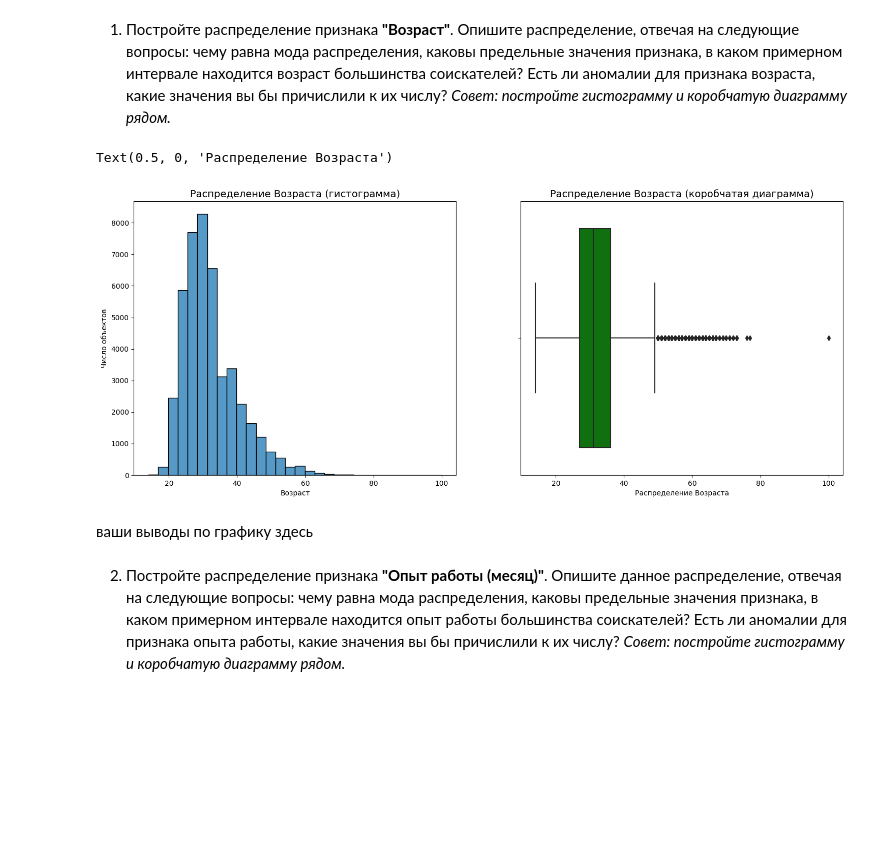
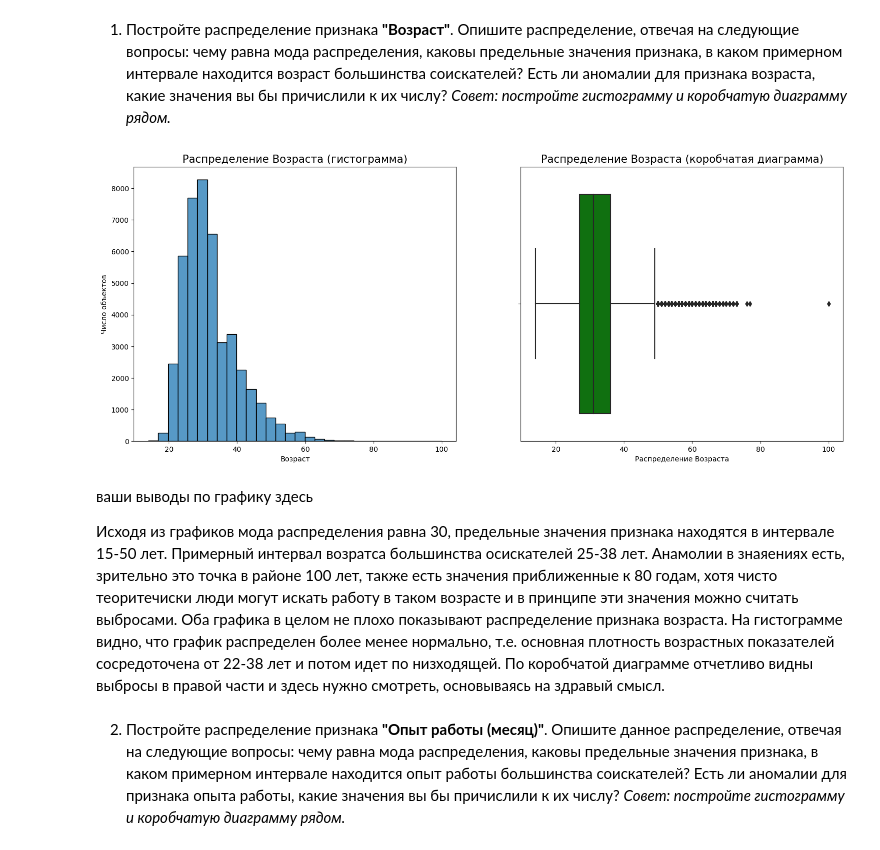
Before and after one commit to Alexey-919/PROJECT-1.-HeadHunter, a Jupyter notebook: Project-1. Ноутбук-шаблон.ipynb, the cells around one changed output. Saved outputs shown, nothing was run; the diff lists cells and outputs as text; code cells hidden in the pictures; blank space fills up the shorter version.

```diff
--- a/Project-1. Ноутбук-шаблон.ipynb
+++ b/Project-1. Ноутбук-шаблон.ipynb
@@ -12,9 +14,12 @@ import plotly.express as px
 # Исследование структуры данных
 # %% [markdown]
 1. Прочитайте данные с помощью библиотеки Pandas. Совет: перед чтением обратите внимание на разделитель внутри файла.
+# %%
+#ваш код здесь
+hh_data = pd.read_csv('/Users/aleksejvolkov/Desktop/PROJECT-1.-HeadHunter/dst-3.0_16_1_hh_database.csv', sep=';')
 # %%
 #ваш код здесь
-hh_data = pd.read_csv('/Users/aleksejvolkov/Projects_VS_Code/IDE/data_set/dst-3.0_16_1_hh_database.csv', sep=';')
+#hh_data = pd.read_csv('/Users/aleksejvolkov/Projects_VS_Code/IDE/data_set/dst-3.0_16_1_hh_database.csv', sep=';')
 # %% [markdown]
 2. Выведите несколько первых (последних) строк таблицы, чтобы убедиться в том, что ваши данные не повреждены. Ознакомьтесь с признаками и их структурой.
 # %%
@@ -276,11 +323,13 @@ hh_data.drop(['График'], axis=1, inplace=True)
 # %%
 #ваш код здесь
 # извлечение данных по обмену валюты
-money_info = pd.read_csv('/Users/aleksejvolkov/IDE//ExchangeRates.csv', sep=',')
+money_info = pd.read_csv('/Users/aleksejvolkov/Desktop/PROJECT-1.-HeadHunter/ExchangeRates.csv', sep=',')
 # перевод даты в формат datetime в данных money_info
 money_info['date'] = pd.to_datetime(money_info['date'])
+
 # Функция, приведения соответствия данных таблицы к наименованию иностранной валюты
 def rename_currency(arg):
+
     """Функция, приведения соответствия данных таблицы к наименованию иностранной валюты
     Args:
         arg ([string]): строка, содержащая наименование валюты в данных
@@ -297,13 +346,16 @@ def rename_currency(arg):
     current_currency = arg.split(' ')[0]  # разделение строки по пробелам
     if current_currency in currency_dict: # приведение соответствия валюты в ISO кодировке
         return currency_dict[current_currency]
+
 # перевод даты в таблице с резюме в формат datetime в данных
 hh_data['Обновление резюме'] = pd.to_datetime(hh_data['Обновление резюме']).dt.date
 hh_data['Обновление резюме'] = pd.to_datetime(hh_data['Обновление резюме'])
+
 # выделение из столбца желаемaя зп - сумму и валюту
 hh_data['Сумма'] = hh_data['ЗП'].apply(lambda x: x.split()[0]).astype(float)
 hh_data['Валюта'] = hh_data['ЗП'].apply(lambda x: x.split()[1])
-hh_data['Валюта'] = hh_data['Валюта'].apply(rename_currency)
+hh_data['Валюта'] = hh_data['Валюта'].apply(rename_currency) # приводим валюту в ISO кодировку
+
 # объединение двух таблиц
 hh_data_merged = hh_data.merge(
     money_info,
@@ -311,13 +363,16 @@ hh_data_merged = hh_data.merge(
     left_on=['Валюта', 'Обновление резюме'],
     right_on=['currency', 'date']
 )
+
 # заполнение столбца close и proportion значением 1.0 для рубля
 mask1 = hh_data_merged['Валюта'] == 'RUB'
 hh_data_merged.loc[mask1, 'close'] = 1.0
 hh_data_merged.loc[mask1, 'proportion'] = 1.0
+
 #Создание нового признакаа и удаление ненужных признаков
 hh_data_merged['ЗП (руб)'] = hh_data_merged['close']*hh_data['Сумма']/hh_data_merged['proportion']
 hh_data = hh_data_merged.drop(['ЗП', 'Сумма','Валюта','currency','per','date','time','close','vol','proportion'], axis=1)
+
 # подсчет желаемой медианной заработной платы соискателей (задание 3.6)
 print(hh_data['ЗП (руб)'].median()/1000)
 hh_data['Обновление резюме'] = hh_data['Обновление резюме'].astype(object)
@@ -331,29 +386,30 @@ hh_data['Обновление резюме'] = hh_data['Обновление р
 # %%
 # ваш код здесь
 fig, axes = plt.subplots(nrows=1, ncols=2, figsize=(18, 7))
 histplot = sns.histplot(
     data=hh_data,
     x='Возраст',
     bins=30,
     ax=axes[0],
 )
-histplot.set_title('Распределение Возраста (гистограмма)', fontsize=14)
+histplot.set_title('Распределение Возраста (гистограмма)', fontsize=15)
 histplot.set_xlabel('Возраст')
-histplot.set_ylabel('Число объектов');
+histplot.set_ylabel('Число объектов')
 
 boxplot = sns.boxplot(
     data=hh_data,
     x='Возраст',
     color='green',
     ax=axes[1]
 );
-boxplot.set_title('Распределение Возраста (коробчатая диаграмма)', fontsize=14)
-boxplot.set_xlabel('Распределение Возраста')
+boxplot.set_title('Распределение Возраста (коробчатая диаграмма)', fontsize=15)
+boxplot.set_xlabel('Распределение Возраста');
 # %% [output]
-Text(0.5, 0, 'Распределение Возраста')
-[figure, old version]
+[figure, new version]
 # %% [markdown]
 ваши выводы по графику здесь
+
+Исходя из графиков мода распределения равна 30, предельные значения признака находятся в интервале 15-50 лет. Примерный интервал возратса большинства осискателей 25-38 лет. Анамолии в знаяениях есть, зрительно это точка в районе 100 лет, также есть значения приближенные к 80 годам, хотя чисто теоритечиски люди могут искать работу в таком возрасте и в принципе эти значения можно считать выбросами. Оба графика в целом не плохо показывают распределение признака возраста. На гистограмме видно, что график распределен более менее нормально, т.е. основная плотность возрастных показателей сосредоточена от 22-38 лет и потом идет по низходящей. По коробчатой диаграмме отчетливо видны выбросы в правой части и здесь нужно смотреть, основываясь на здравый смысл.
 # %% [markdown]
 2. Постройте распределение признака **"Опыт работы (месяц)"**. Опишите данное распределение, отвечая на следующие вопросы: чему равна мода распределения, каковы предельные значения признака, в каком примерном интервале находится опыт работы большинства соискателей? Есть ли аномалии для признака опыта работы, какие значения вы бы причислили к их числу?
 *Совет: постройте гистограмму и коробчатую диаграмму рядом.*
```
Also changed, not shown: parts of 62 cells of this notebook, 3 other files.
